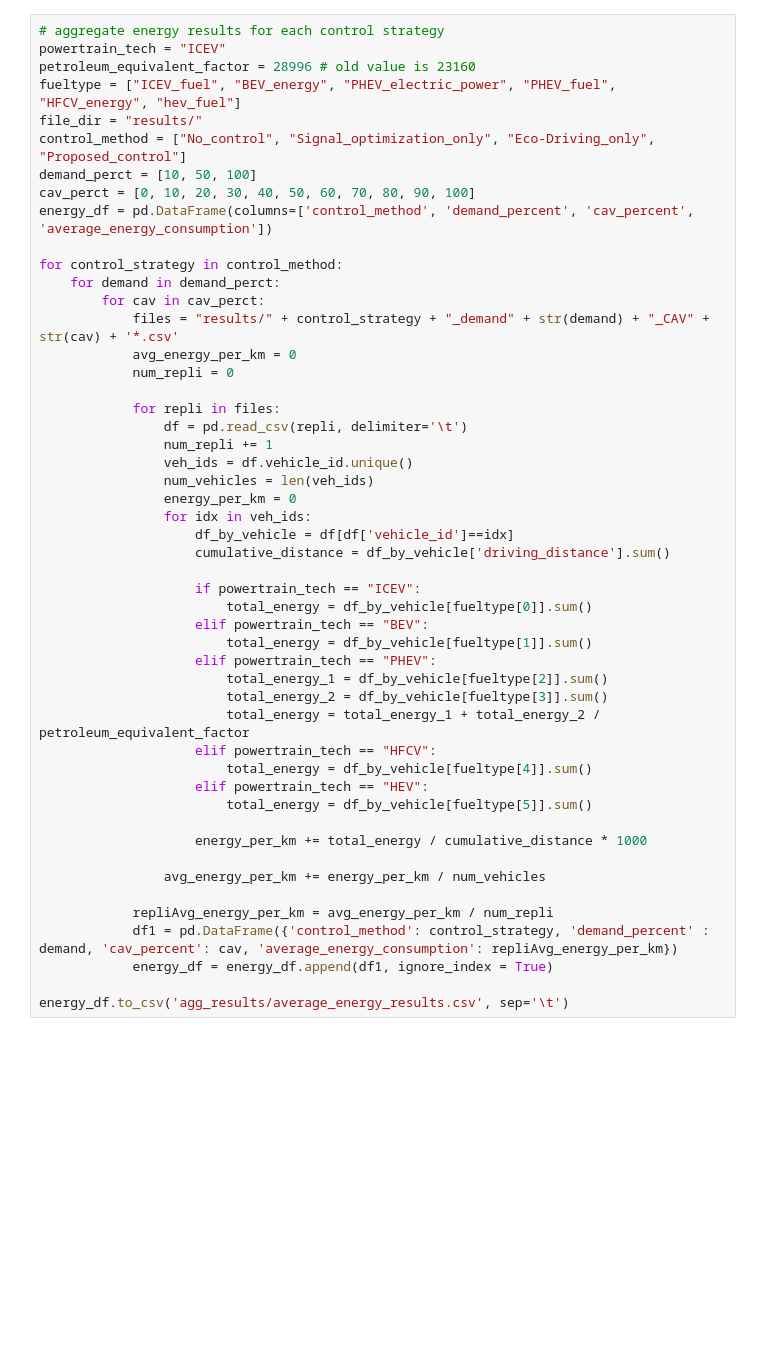
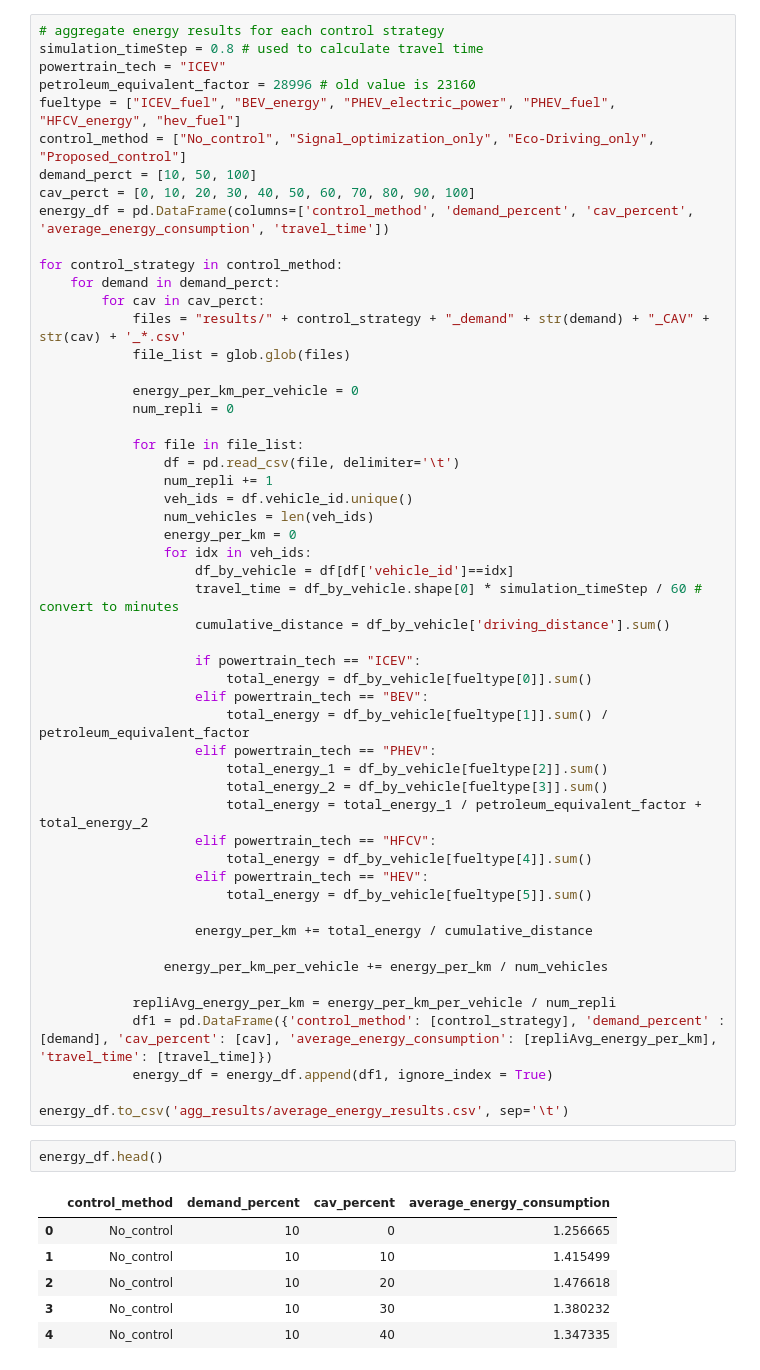
Before and after one commit to AlexWangVT/eco-driving_powertrain, a Jupyter notebook: original network/results_analysis.ipynb, the cells around one changed output. Saved outputs shown, nothing was run; the diff lists cells and outputs as text; blank space fills up the shorter version.

```diff
--- a/original network/results_analysis.ipynb
+++ b/original network/results_analysis.ipynb
@@ -5,52 +6,64 @@ import matplotlib.pyplot as plt
 # %%
 # aggregate energy results for each control strategy
+simulation_timeStep = 0.8 # used to calculate travel time
 powertrain_tech = "ICEV"
 petroleum_equivalent_factor = 28996 # old value is 23160
 fueltype = ["ICEV_fuel", "BEV_energy", "PHEV_electric_power", "PHEV_fuel", "HFCV_energy", "hev_fuel"]
-file_dir = "results/"
 control_method = ["No_control", "Signal_optimization_only", "Eco-Driving_only", "Proposed_control"]
 demand_perct = [10, 50, 100]
 cav_perct = [0, 10, 20, 30, 40, 50, 60, 70, 80, 90, 100]
-energy_df = pd.DataFrame(columns=['control_method', 'demand_percent', 'cav_percent', 'average_energy_consumption'])
+energy_df = pd.DataFrame(columns=['control_method', 'demand_percent', 'cav_percent', 'average_energy_consumption', 'travel_time'])
 
 for control_strategy in control_method:
     for demand in demand_perct:
         for cav in cav_perct:
-            files = "results/" + control_strategy + "_demand" + str(demand) + "_CAV" + str(cav) + '*.csv'
-            avg_energy_per_km = 0
+            files = "results/" + control_strategy + "_demand" + str(demand) + "_CAV" + str(cav) + '_*.csv'
+            file_list = glob.glob(files)
+
+            energy_per_km_per_vehicle = 0
             num_repli = 0
 
-            for repli in files:
-                df = pd.read_csv(repli, delimiter='\t')
+            for file in file_list:
+                df = pd.read_csv(file, delimiter='\t')
                 num_repli += 1
                 veh_ids = df.vehicle_id.unique()
                 num_vehicles = len(veh_ids)
                 energy_per_km = 0
                 for idx in veh_ids:
                     df_by_vehicle = df[df['vehicle_id']==idx]
+                    travel_time = df_by_vehicle.shape[0] * simulation_timeStep / 60 # convert to minutes
                     cumulative_distance = df_by_vehicle['driving_distance'].sum()
 
                     if powertrain_tech == "ICEV":
                         total_energy = df_by_vehicle[fueltype[0]].sum()
                     elif powertrain_tech == "BEV":
-                        total_energy = df_by_vehicle[fueltype[1]].sum()
+                        total_energy = df_by_vehicle[fueltype[1]].sum() / petroleum_equivalent_factor
                     elif powertrain_tech == "PHEV":
                         total_energy_1 = df_by_vehicle[fueltype[2]].sum()
                         total_energy_2 = df_by_vehicle[fueltype[3]].sum()
-                        total_energy = total_energy_1 + total_energy_2 / petroleum_equivalent_factor
+                        total_energy = total_energy_1 / petroleum_equivalent_factor + total_energy_2
                     elif powertrain_tech == "HFCV":
                         total_energy = df_by_vehicle[fueltype[4]].sum()
                     elif powertrain_tech == "HEV":
                         total_energy = df_by_vehicle[fueltype[5]].sum()
 
-                    energy_per_km += total_energy / cumulative_distance * 1000
+                    energy_per_km += total_energy / cumulative_distance
 
-                avg_energy_per_km += energy_per_km / num_vehicles
+                energy_per_km_per_vehicle += energy_per_km / num_vehicles
 
-            repliAvg_energy_per_km = avg_energy_per_km / num_repli
-            df1 = pd.DataFrame({'control_method': control_strategy, 'demand_percent' : demand, 'cav_percent': cav, 'average_energy_consumption': repliAvg_energy_per_km})
+            repliAvg_energy_per_km = energy_per_km_per_vehicle / num_repli
+            df1 = pd.DataFrame({'control_method': [control_strategy], 'demand_percent' :[demand], 'cav_percent': [cav], 'average_energy_consumption': [repliAvg_energy_per_km], 'travel_time': [travel_time]})
             energy_df = energy_df.append(df1, ignore_index = True)
 
 energy_df.to_csv('agg_results/average_energy_results.csv', sep='\t')
+# %%
+energy_df.head()
+# %% [output]
+|  | control_method | demand_percent | cav_percent | average_energy_consumption |
+| 0 | No_control | 10 | 0 | 1.256665 |
+| 1 | No_control | 10 | 10 | 1.415499 |
+| 2 | No_control | 10 | 20 | 1.476618 |
+| 3 | No_control | 10 | 30 | 1.380232 |
+| 4 | No_control | 10 | 40 | 1.347335 |
 # %%
 # calculate energy savings for each control strategy
```
Also changed, not shown: parts of 4 cells of this notebook, 10 other files.
